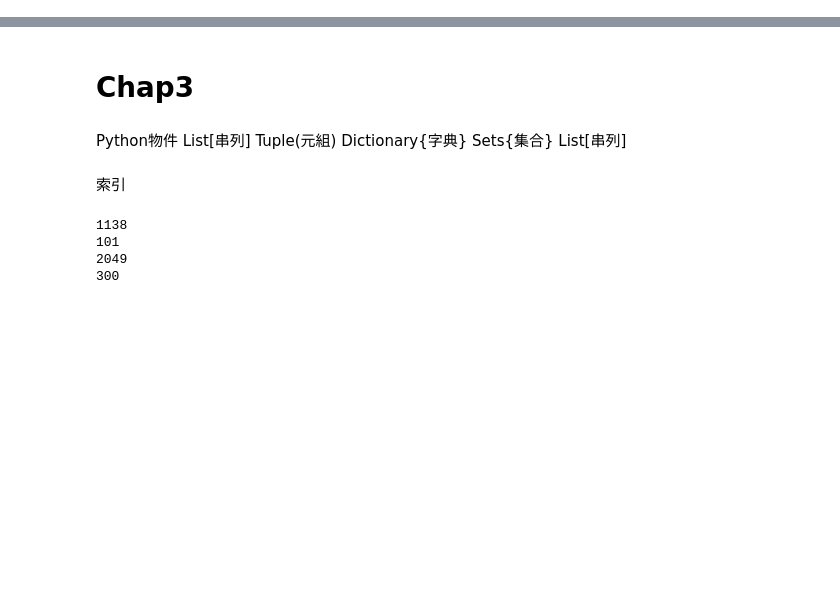
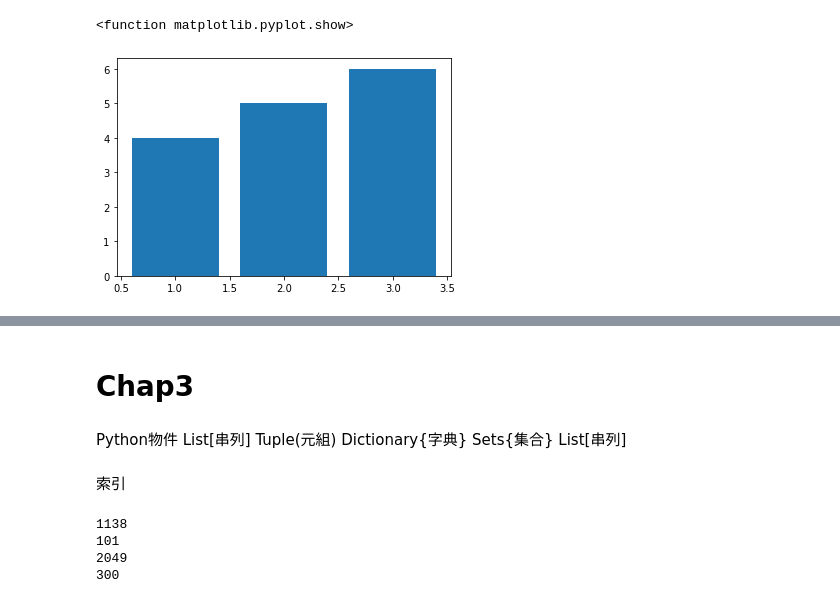
Before and after one commit to jerry71867/python-, a Jupyter notebook: python的儲存庫.ipynb, the cells around one changed output, grey strips where cells are left out. Drawn from its saved outputs; the diff is of its cells as text; code cells hidden in the pictures; blank space fills up the shorter version.

```diff
--- a/python的儲存庫.ipynb
+++ b/python的儲存庫.ipynb
@@ -2,0 +47,9 @@
+# %%
+import matplotlib.pyplot as plt #matplotlib.pyplot = plt = 圖表
+x=[1,2,3]
+y=[4,5,6]
+plt.bar(x,y) #bar=直條圖
+plt.show #show=顯示
+# %% [output]
+<function matplotlib.pyplot.show>
+[figure, added]
```
Also changed, not shown: parts of 38 cells of this notebook.
